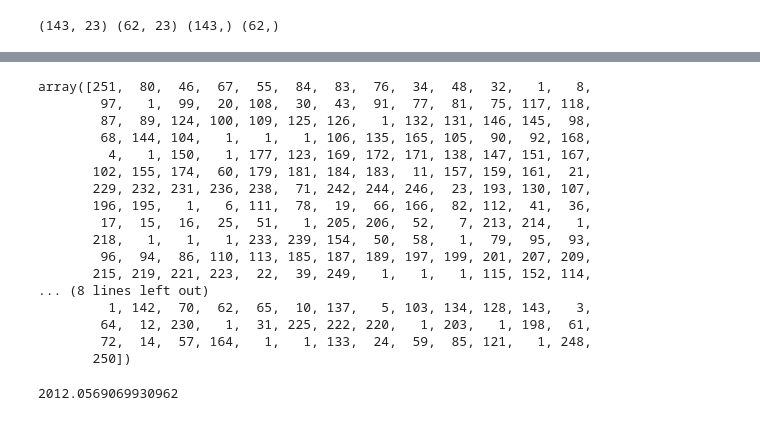
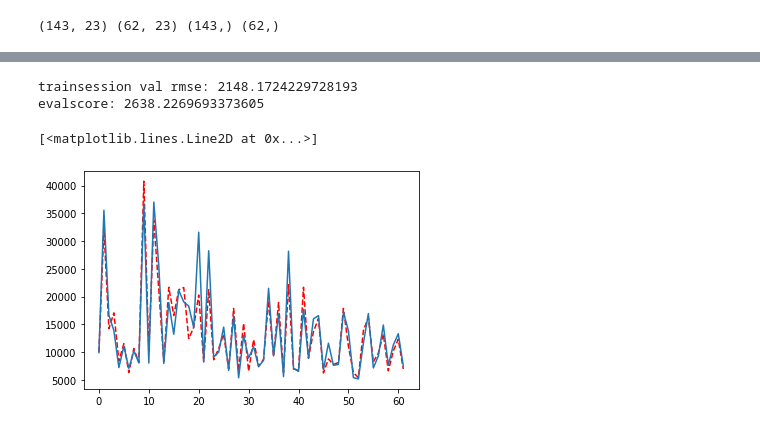
Before and after one commit to kmouleejunhyuk/bigdata_analysist_practical, a Jupyter notebook: carprice_regression.ipynb, the cells around one changed output, grey strips where cells are left out. Cells and saved outputs as stored; diff of their text form; code cells hidden in the pictures.

```diff
--- a/carprice_regression.ipynb
+++ b/carprice_regression.ipynb
@@ -234,31 +369,30 @@ x_test = poly.transform(x_test)
 # %%
-#모델링
+#no cv(holdout, 0.2)
 from xgboost import XGBRegressor
 from sklearn.metrics import mean_squared_error
 import numpy as np
-from sklearn.model_selection import cross_val_score
+from sklearn.model_selection import cross_val_score, LeaveOneOut
 from sklearn.feature_selection import RFE
 
+hold_x_train, hold_x_val, hold_y_train, hold_y_val = train_test_split(x_train, y_train, test_size = 0.2)#random_state = SEED)
 model = XGBRegressor(objective = 'reg:squarederror', random_state = SEED)
-rfe = RFE(model, 50)
-fit = rfe.fit(x_train, y_train)
+rfe_hold = RFE(model, 50)
+fit = rfe_hold.fit(hold_x_train, hold_y_train)
+
+#validating(hold_x_test)
+y_hat_val = rfe_hold.predict(hold_x_val)
+print(f'trainsession val rmse: {mean_squared_error(hold_y_val.values, y_hat_val, squared = False)}')
+
+#evaluating(testdata)
+y_hat_hold = rfe_hold.predict(x_test)
+print(f'evalscore: {mean_squared_error(y_test.values, y_hat_hold, squared = False)}')
+
+import matplotlib.pyplot as plt
+plt.plot(y_hat_hold, '--', c= 'r')
+plt.plot(y_test.values)
+#그래프 상으로는 적은 데이터 대비 잘 적합하는 것으로 보임
+# %% [output]
+trainsession val rmse: 2148.1724229728193
+evalscore: 2638.2269693373605
+[<matplotlib.lines.Line2D at 0x...>]
+[figure, added]
-# %%
-fit.ranking_
-# %% [output]
-array([251,  80,  46,  67,  55,  84,  83,  76,  34,  48,  32,   1,   8,
-        97,   1,  99,  20, 108,  30,  43,  91,  77,  81,  75, 117, 118,
-        87,  89, 124, 100, 109, 125, 126,   1, 132, 131, 146, 145,  98,
-        68, 144, 104,   1,   1,   1, 106, 135, 165, 105,  90,  92, 168,
-         4,   1, 150,   1, 177, 123, 169, 172, 171, 138, 147, 151, 167,
-       102, 155, 174,  60, 179, 181, 184, 183,  11, 157, 159, 161,  21,
-       229, 232, 231, 236, 238,  71, 242, 244, 246,  23, 193, 130, 107,
-       196, 195,   1,   6, 111,  78,  19,  66, 166,  82, 112,  41,  36,
-        17,  15,  16,  25,  51,   1, 205, 206,  52,   7, 213, 214,   1,
-       218,   1,   1,   1, 233, 239, 154,  50,  58,   1,  79,  95,  93,
-        96,  94,  86, 110, 113, 185, 187, 189, 197, 199, 201, 207, 209,
-       215, 219, 221, 223,  22,  39, 249,   1,   1,   1, 115, 152, 114,
-... (8 lines left out)
-         1, 142,  70,  62,  65,  10, 137,   5, 103, 134, 128, 143,   3,
-        64,  12, 230,   1,  31, 225, 222, 220,   1, 203,   1, 198,  61,
-        72,  14,  57, 164,   1,   1, 133,  24,  59,  85, 121,   1, 248,
-       250])
@@ -267,5 +398,0 @@ y_hat = rfe.predict(x_test)
-# %%
-print(mean_squared_error(y_test.values, y_hat, squared = False))
-#rmse기준 2000내외의 오차를 보임
-# %% [output]
-2012.0569069930962
```
Also changed, not shown: parts of 13 cells of this notebook.
